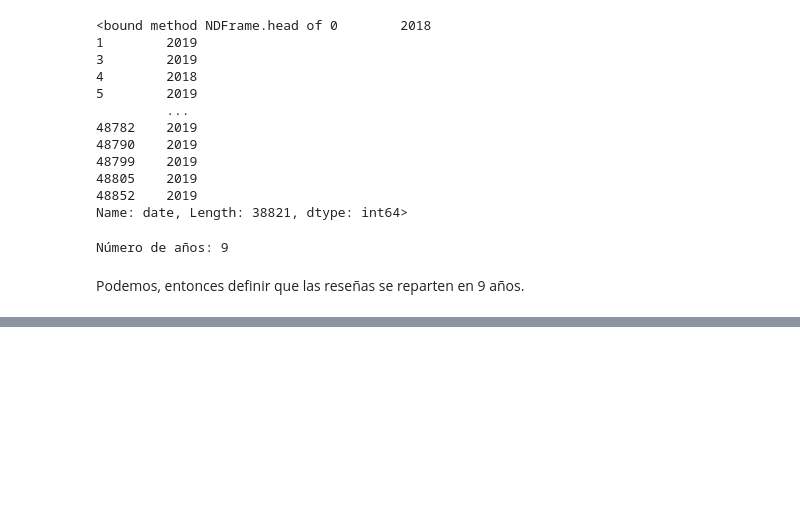
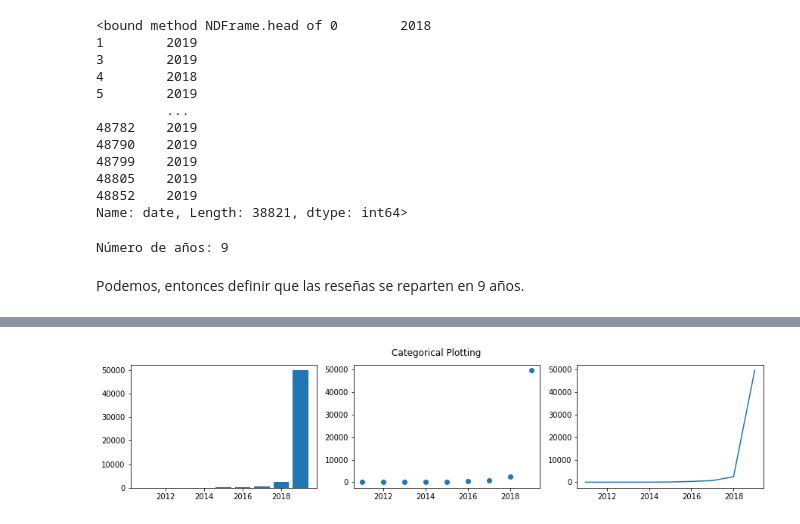
Before and after one commit to amayasarasacolina/MineriaL1P1, a Jupyter notebook: L1P1_opcion2.ipynb, the cells around one changed output, grey strips where cells are left out. Drawn from its saved outputs; the diff is of its cells as text; code cells hidden in the pictures; blank space fills up the shorter version.

```diff
--- a/L1P1_opcion2.ipynb
+++ b/L1P1_opcion2.ipynb
@@ -925,0 +951,13 @@ plot.show() #dibujamos el histograma
+# %%
+plt.figure(figsize=(15, 3))
+
+plt.subplot(131)
+plt.bar(resenas.index, resenas.values)
+plt.subplot(132)
+plt.scatter(resenas.index, resenas.values)
+plt.subplot(133)
+plt.plot(resenas.index, resenas.values)
+plt.suptitle('Categorical Plotting')
+plt.show()
+# %% [output]
+[figure, added]
```
Also changed, not shown: parts of 5 cells of this notebook.
